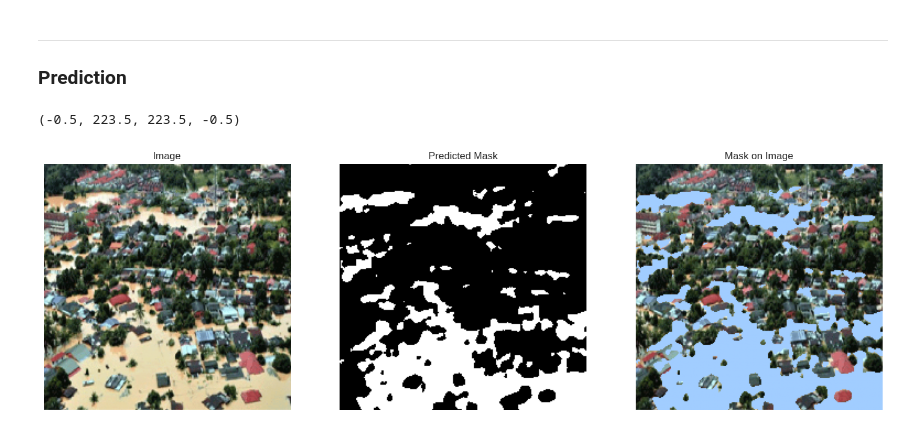
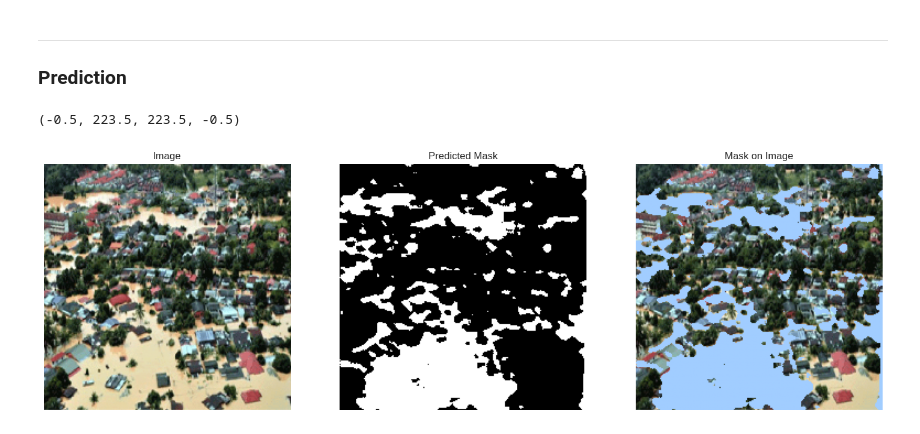
Before and after one commit to Jvdboss7/flood-area-segmentation, a Jupyter notebook: notebooks/Experiment.ipynb, the cells around one changed output. Cells and saved outputs as stored; diff of their text form; code cells hidden in the pictures.

```diff
--- a/notebooks/Experiment.ipynb
+++ b/notebooks/Experiment.ipynb
@@ -257,3 +233,7 @@ model.evaluate(test_dataset)
+# %%
+
+model_path = "/home/jvdboss/workspace/ML_DL/flood_area_segmentation/flood-area-segmentation/artifacts/model"
+model1 = tf.keras.models.load_model(model_path)
 # %% [markdown]
 ---
 ### Prediction
@@ -277,32 +257,32 @@ from PIL import Image
 
 response = requests.get(url)
 bytes_im = io.BytesIO(response.content)
 img = np.array(Image.open(bytes_im).convert('RGB'))[:, :,:3]
 
 img = img/255.0
 img = op.resize(img, (224,224))
 img = np.expand_dims(img, axis = 0)
 
 plt.figure(figsize = (18, 8))
 
 plt.subplot(1, 3, 1)
 plt.title("Image")
 plt.imshow(img[0])
 plt.axis('off')
 
 plt.subplot(1, 3, 2)
 plt.title("Predicted Mask")
-pred = make_pred_good(model(img))
+pred = make_pred_good(model1(img))
 plt.imshow(pred)
 plt.axis('off')
 
 plt.subplot(1,3,3)
 plt.title("Mask on Image")
 plt.imshow(placeMaskOnImg(img[0], pred))
 plt.axis('off')
 
 # pred = model(img).numpy()
 # plt.imshow(pred.reshape(224, 224))
 # %% [output]
 (-0.5, 223.5, 223.5, -0.5)
-[figure, old version]
+[figure, new version]
```
Also changed, not shown: parts of 9 cells of this notebook, 10 other files.
